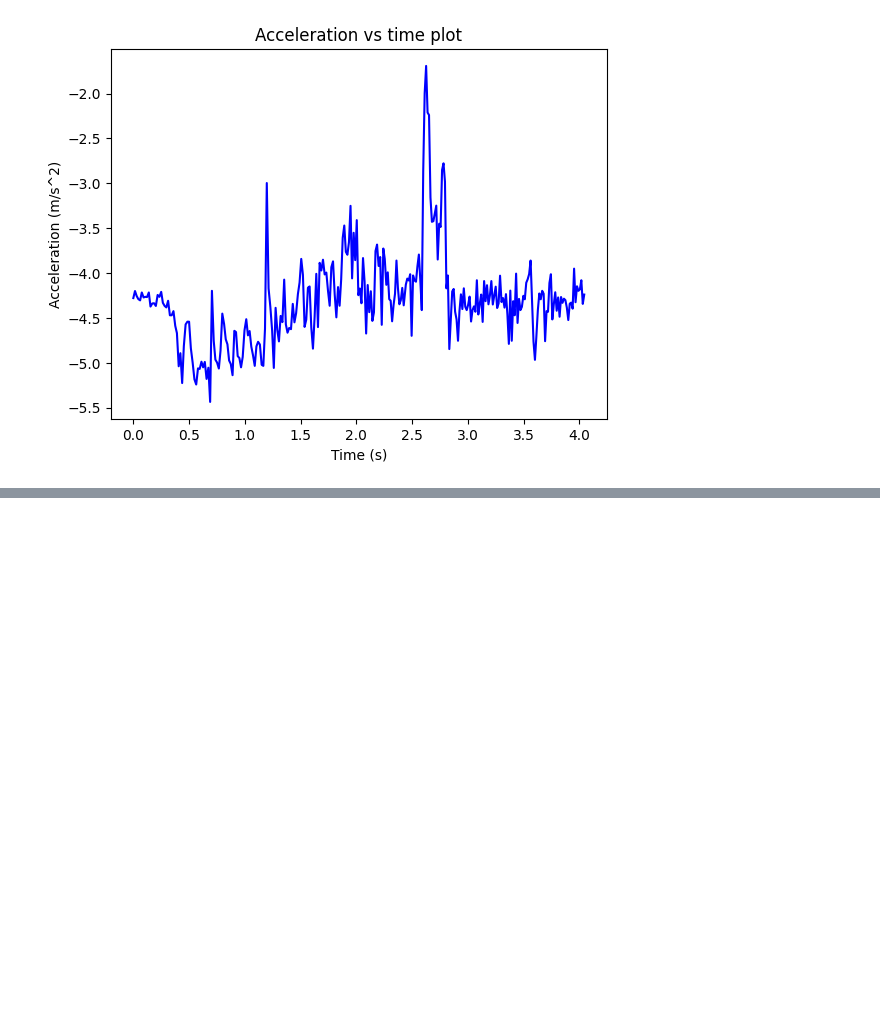
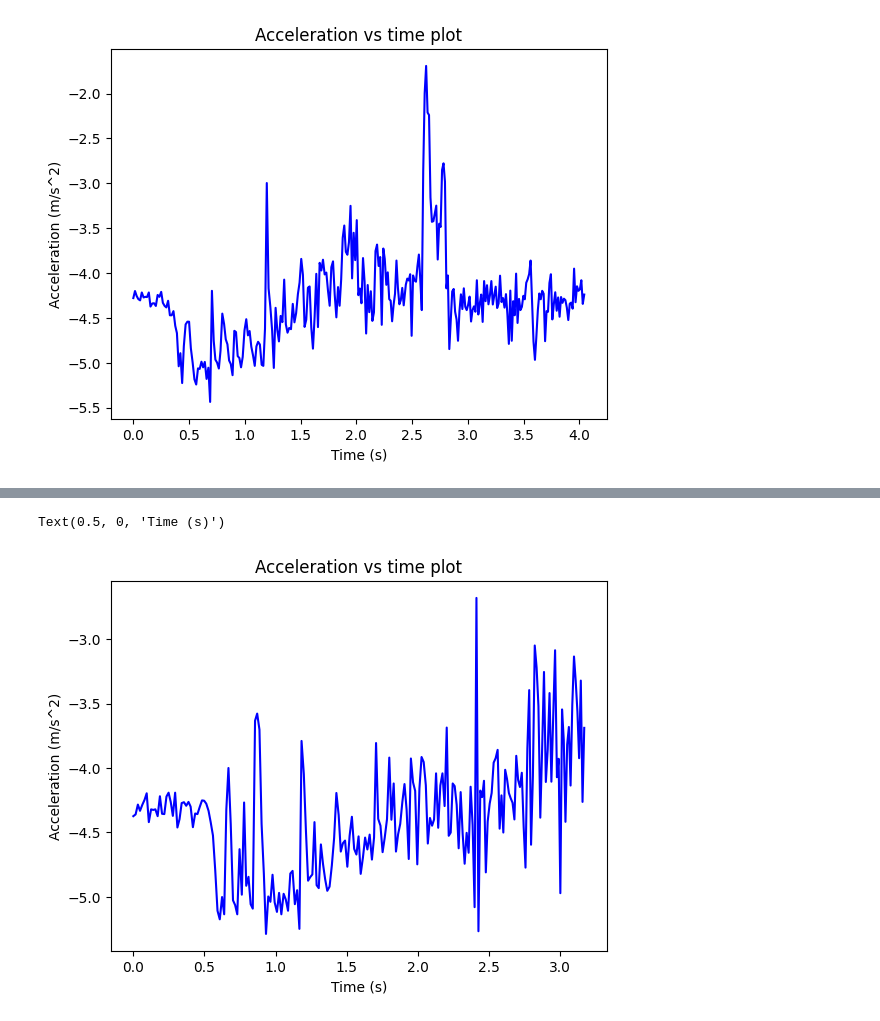
Before and after one commit to leo-c1/4al-final, a Jupyter notebook: DATAANAL.ipynb, the cells around one changed output, grey strips where cells are left out. Cells and saved outputs as stored; diff of their text form; code cells hidden in the pictures; blank space fills up the shorter version.

```diff
--- a/DATAANAL.ipynb
+++ b/DATAANAL.ipynb
@@ -82,0 +122,20 @@ Text(0.5, 0, 'Time (s)')
+# %%
+
+time4 = read_in_array4[:,0]
+
+elapsed_time4 = (time4-time4[0]) / 1000.
+
+
+acc_data_unrefined4 = read_in_array4[:,2]
+acc_data4 = output_to_accel_x(acc_data_unrefined4) - 9.81
+
+
+#plt.scatter(elapsed_time_window,acc_data_window,color="blue")
+plt.plot(elapsed_time4,acc_data4,color="blue")
+
+plt.title('Acceleration vs time plot')
+plt.ylabel('Acceleration (m/s^2)')
+plt.xlabel('Time (s)')
+# %% [output]
+Text(0.5, 0, 'Time (s)')
+[figure, added]
```
Also changed, not shown: parts of 6 cells of this notebook.
